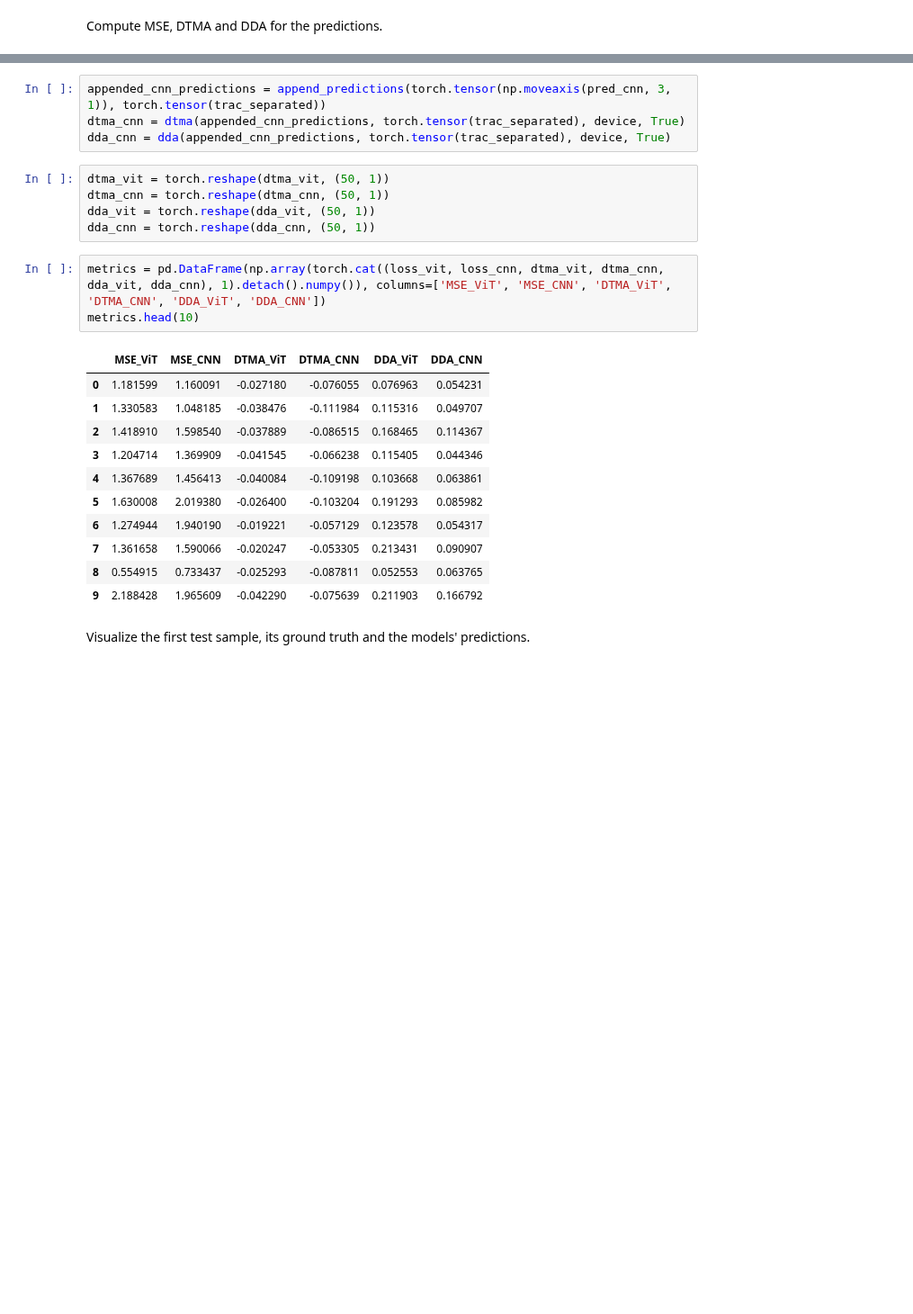
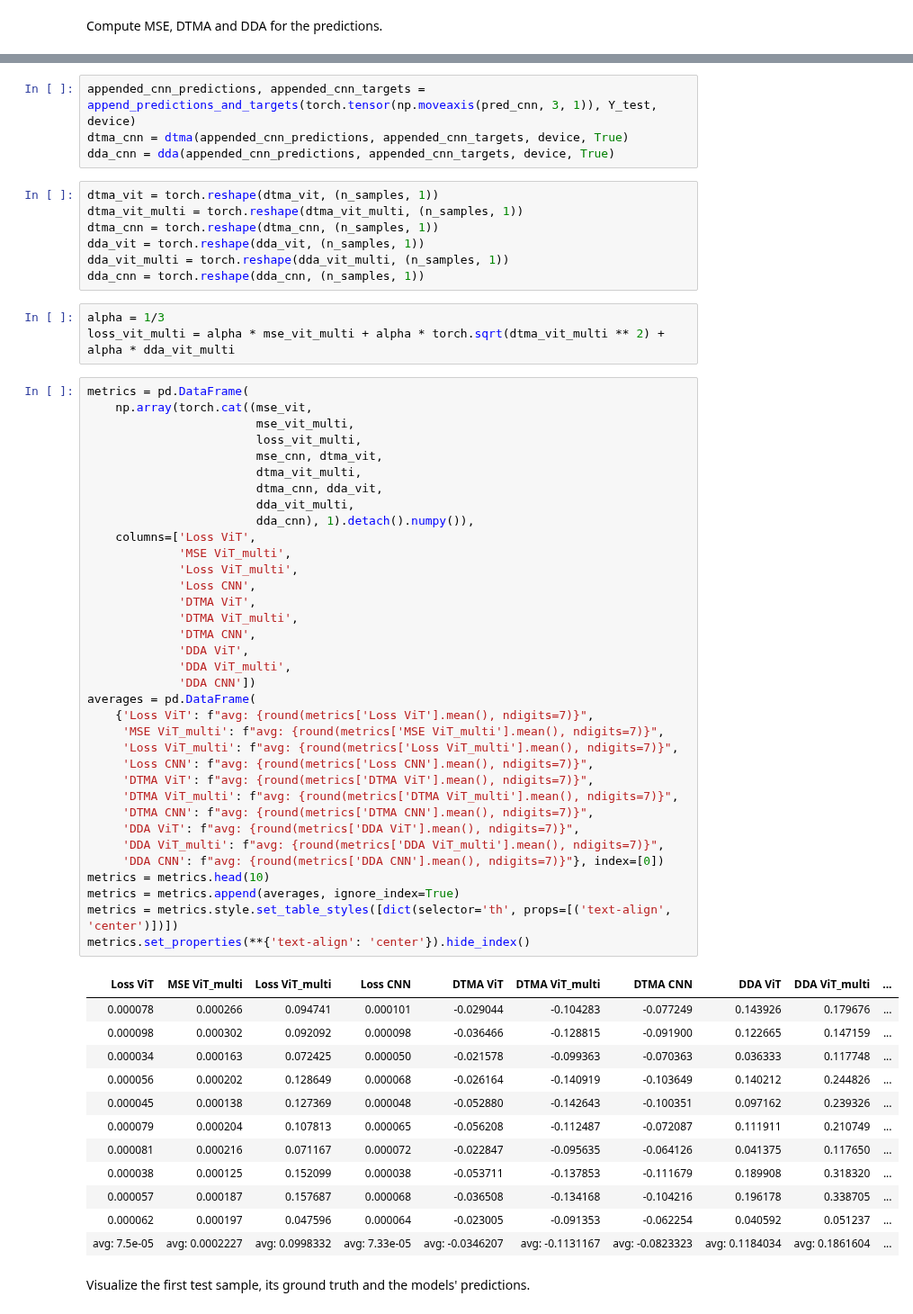
Before and after one commit to alo996/UQ_DL-TFM, a Jupyter notebook: ViT-TFM/1. ViT architecture.ipynb, the cells around one changed output, grey strips where cells are left out. Shown at 90% size. Drawn from its saved outputs; the diff is of its cells as text; blank space fills up the shorter version.

```diff
--- a/ViT-TFM/1. ViT architecture.ipynb
+++ b/ViT-TFM/1. ViT architecture.ipynb
@@ -130,27 +140,65 @@ dda_vit = dda(appended_vit_predictions, torch.tensor(trac_separated), device, Tr
 # %%
-appended_cnn_predictions = append_predictions(torch.tensor(np.moveaxis(pred_cnn, 3, 1)), torch.tensor(trac_separated))
-dtma_cnn = dtma(appended_cnn_predictions, torch.tensor(trac_separated), device, True)
-dda_cnn = dda(appended_cnn_predictions, torch.tensor(trac_separated), device, True)
+appended_cnn_predictions, appended_cnn_targets = append_predictions_and_targets(torch.tensor(np.moveaxis(pred_cnn, 3, 1)), Y_test, device)
+dtma_cnn = dtma(appended_cnn_predictions, appended_cnn_targets, device, True)
+dda_cnn = dda(appended_cnn_predictions, appended_cnn_targets, device, True)
 # %%
-dtma_vit = torch.reshape(dtma_vit, (50, 1))
-dtma_cnn = torch.reshape(dtma_cnn, (50, 1))
-dda_vit = torch.reshape(dda_vit, (50, 1))
-dda_cnn = torch.reshape(dda_cnn, (50, 1))
+dtma_vit = torch.reshape(dtma_vit, (n_samples, 1))
+dtma_vit_multi = torch.reshape(dtma_vit_multi, (n_samples, 1))
+dtma_cnn = torch.reshape(dtma_cnn, (n_samples, 1))
+dda_vit = torch.reshape(dda_vit, (n_samples, 1))
+dda_vit_multi = torch.reshape(dda_vit_multi, (n_samples, 1))
+dda_cnn = torch.reshape(dda_cnn, (n_samples, 1))
+# %%
+alpha = 1/3
+loss_vit_multi = alpha * mse_vit_multi + alpha * torch.sqrt(dtma_vit_multi ** 2) + alpha * dda_vit_multi
 # %%
-metrics = pd.DataFrame(np.array(torch.cat((loss_vit, loss_cnn, dtma_vit, dtma_cnn, dda_vit, dda_cnn), 1).detach().numpy()), columns=['MSE_ViT', 'MSE_CNN', 'DTMA_ViT', 'DTMA_CNN', 'DDA_ViT', 'DDA_CNN'])
-metrics.head(10)
+metrics = pd.DataFrame(
+    np.array(torch.cat((mse_vit,
+                        mse_vit_multi,
+                        loss_vit_multi,
+                        mse_cnn, dtma_vit,
+                        dtma_vit_multi,
+                        dtma_cnn, dda_vit,
+                        dda_vit_multi,
+                        dda_cnn), 1).detach().numpy()),
+    columns=['Loss ViT',
+             'MSE ViT_multi',
+             'Loss ViT_multi',
+             'Loss CNN',
+             'DTMA ViT',
+             'DTMA ViT_multi',
+             'DTMA CNN',
+             'DDA ViT',
+             'DDA ViT_multi',
+             'DDA CNN'])
+averages = pd.DataFrame(
+    {'Loss ViT': f"avg: {round(metrics['Loss ViT'].mean(), ndigits=7)}",
+     'MSE ViT_multi': f"avg: {round(metrics['MSE ViT_multi'].mean(), ndigits=7)}",
+     'Loss ViT_multi': f"avg: {round(metrics['Loss ViT_multi'].mean(), ndigits=7)}",
+     'Loss CNN': f"avg: {round(metrics['Loss CNN'].mean(), ndigits=7)}",
+     'DTMA ViT': f"avg: {round(metrics['DTMA ViT'].mean(), ndigits=7)}",
+     'DTMA ViT_multi': f"avg: {round(metrics['DTMA ViT_multi'].mean(), ndigits=7)}",
+     'DTMA CNN': f"avg: {round(metrics['DTMA CNN'].mean(), ndigits=7)}",
+     'DDA ViT': f"avg: {round(metrics['DDA ViT'].mean(), ndigits=7)}",
+     'DDA ViT_multi': f"avg: {round(metrics['DDA ViT_multi'].mean(), ndigits=7)}",
+     'DDA CNN': f"avg: {round(metrics['DDA CNN'].mean(), ndigits=7)}"}, index=[0])
+metrics = metrics.head(10)
+metrics = metrics.append(averages, ignore_index=True)
+metrics = metrics.style.set_table_styles([dict(selector='th', props=[('text-align', 'center')])])
+metrics.set_properties(**{'text-align': 'center'}).hide_index()
 # %% [output]
-|  | MSE_ViT | MSE_CNN | DTMA_ViT | DTMA_CNN | DDA_ViT | DDA_CNN |
-| 0 | 1.181599 | 1.160091 | -0.027180 | -0.076055 | 0.076963 | 0.054231 |
-| 1 | 1.330583 | 1.048185 | -0.038476 | -0.111984 | 0.115316 | 0.049707 |
-| 2 | 1.418910 | 1.598540 | -0.037889 | -0.086515 | 0.168465 | 0.114367 |
-| 3 | 1.204714 | 1.369909 | -0.041545 | -0.066238 | 0.115405 | 0.044346 |
-| 4 | 1.367689 | 1.456413 | -0.040084 | -0.109198 | 0.103668 | 0.063861 |
-| 5 | 1.630008 | 2.019380 | -0.026400 | -0.103204 | 0.191293 | 0.085982 |
-| 6 | 1.274944 | 1.940190 | -0.019221 | -0.057129 | 0.123578 | 0.054317 |
-| 7 | 1.361658 | 1.590066 | -0.020247 | -0.053305 | 0.213431 | 0.090907 |
-| 8 | 0.554915 | 0.733437 | -0.025293 | -0.087811 | 0.052553 | 0.063765 |
-| 9 | 2.188428 | 1.965609 | -0.042290 | -0.075639 | 0.211903 | 0.166792 |
+| Loss ViT | MSE ViT_multi | Loss ViT_multi | Loss CNN | DTMA ViT | DTMA ViT_multi | DTMA CNN | DDA ViT | DDA ViT_multi | ... |
+| 0.000078 | 0.000266 | 0.094741 | 0.000101 | -0.029044 | -0.104283 | -0.077249 | 0.143926 | 0.179676 | ... |
+| 0.000098 | 0.000302 | 0.092092 | 0.000098 | -0.036466 | -0.128815 | -0.091900 | 0.122665 | 0.147159 | ... |
+| 0.000034 | 0.000163 | 0.072425 | 0.000050 | -0.021578 | -0.099363 | -0.070363 | 0.036333 | 0.117748 | ... |
+| 0.000056 | 0.000202 | 0.128649 | 0.000068 | -0.026164 | -0.140919 | -0.103649 | 0.140212 | 0.244826 | ... |
+| 0.000045 | 0.000138 | 0.127369 | 0.000048 | -0.052880 | -0.142643 | -0.100351 | 0.097162 | 0.239326 | ... |
+| 0.000079 | 0.000204 | 0.107813 | 0.000065 | -0.056208 | -0.112487 | -0.072087 | 0.111911 | 0.210749 | ... |
+| 0.000081 | 0.000216 | 0.071167 | 0.000072 | -0.022847 | -0.095635 | -0.064126 | 0.041375 | 0.117650 | ... |
+| 0.000038 | 0.000125 | 0.152099 | 0.000038 | -0.053711 | -0.137853 | -0.111679 | 0.189908 | 0.318320 | ... |
+| 0.000057 | 0.000187 | 0.157687 | 0.000068 | -0.036508 | -0.134168 | -0.104216 | 0.196178 | 0.338705 | ... |
+| 0.000062 | 0.000197 | 0.047596 | 0.000064 | -0.023005 | -0.091353 | -0.062254 | 0.040592 | 0.051237 | ... |
+| avg: 7.5e-05 | avg: 0.0002227 | avg: 0.0998332 | avg: 7.33e-05 | avg: -0.0346207 | avg: -0.1131167 | avg: -0.0823323 | avg: 0.1184034 | avg: 0.1861604 | ... |
 # %% [markdown]
 Visualize the first test sample, its ground truth and the models' predictions.
 # %%
```
Also changed, not shown: parts of 15 cells of this notebook, 9 other files.
